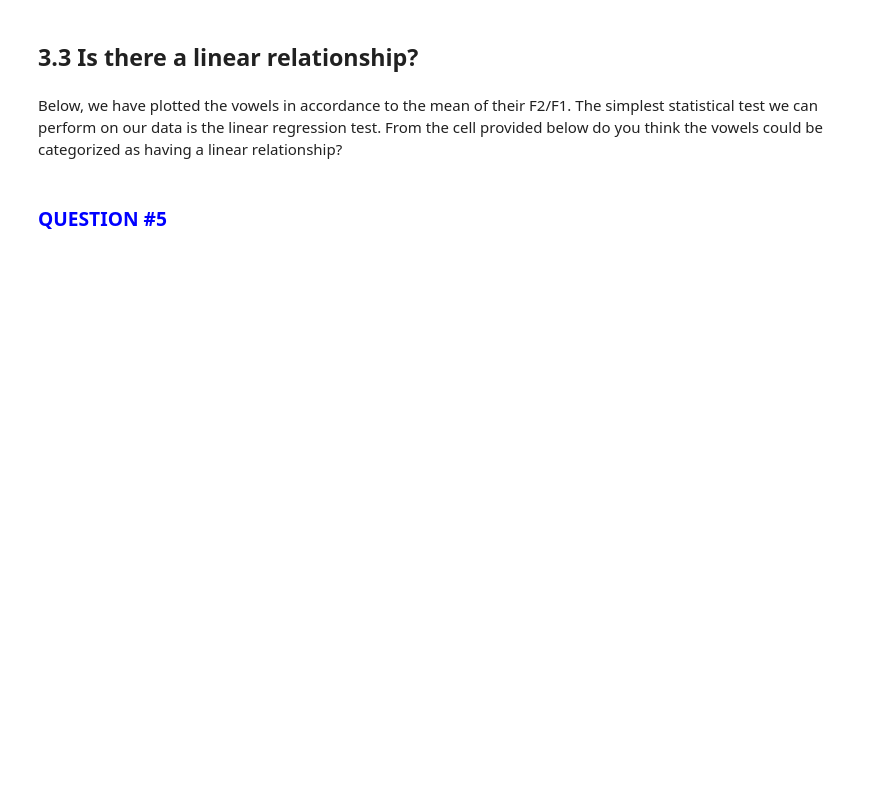
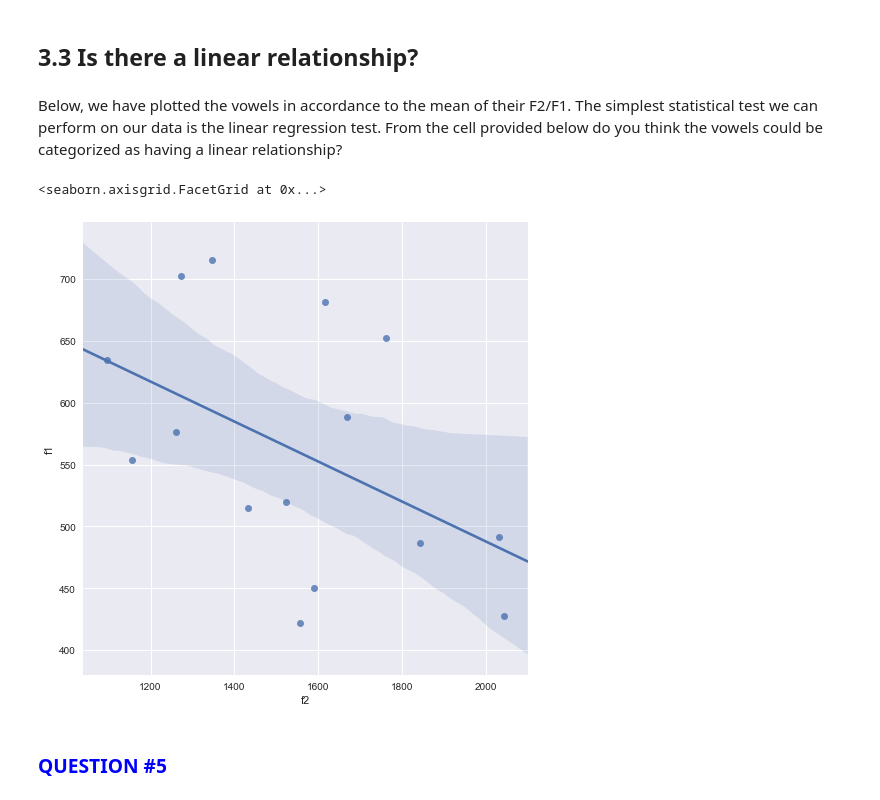
Before and after one commit to ds-modules/LINGUIS-110, a Jupyter notebook: Formants/Assignment.ipynb, the cells around one changed output. Cells and saved outputs as stored; diff of their text form; code cells hidden in the pictures; blank space fills up the shorter version.

```diff
--- a/Formants/Assignment.ipynb
+++ b/Formants/Assignment.ipynb
@@ -226,7 +349,10 @@ sns.jointplot("f2", "f1", data=male_data, kind='kde')
 Below, we have plotted the vowels in accordance to the mean of their F2/F1. The simplest statistical test we can perform on our data is the linear regression test. From the cell provided below do you think the vowels could be categorized as having a linear relationship?
 # %%
 vow_mean = timit.groupby("vowel").mean()
-sns.lmplot(x = 'f2', y = 'f1', data = timit, size = 7, )
+sns.lmplot(x = 'f2', y = 'f1', data = vow_mean, size = 7, )
+# %% [output]
+<seaborn.axisgrid.FacetGrid at 0x...>
+[figure, added]
 # %% [markdown]
 ### <font color = "blue"> QUESTION #5 </font>
 # %% [markdown]
```
Also changed, not shown: parts of 46 cells of this notebook.
